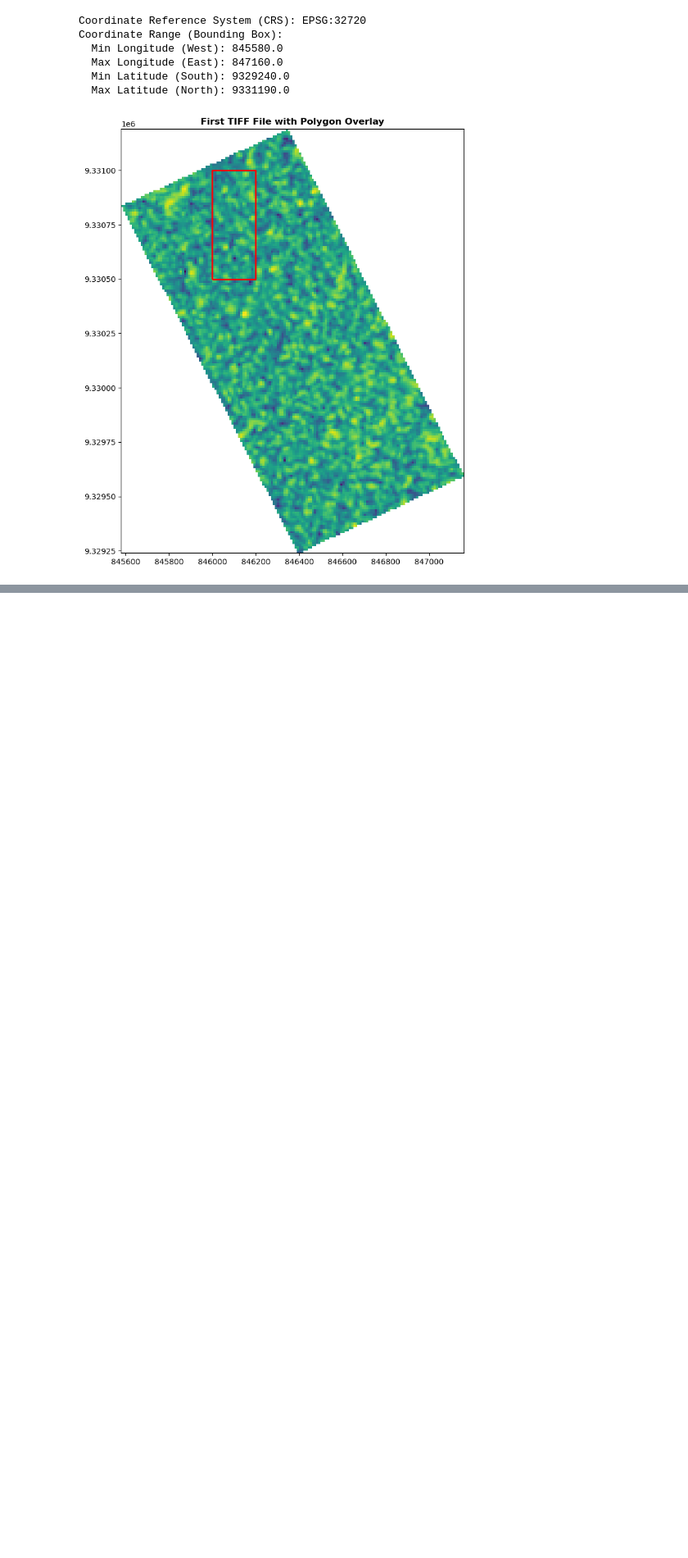
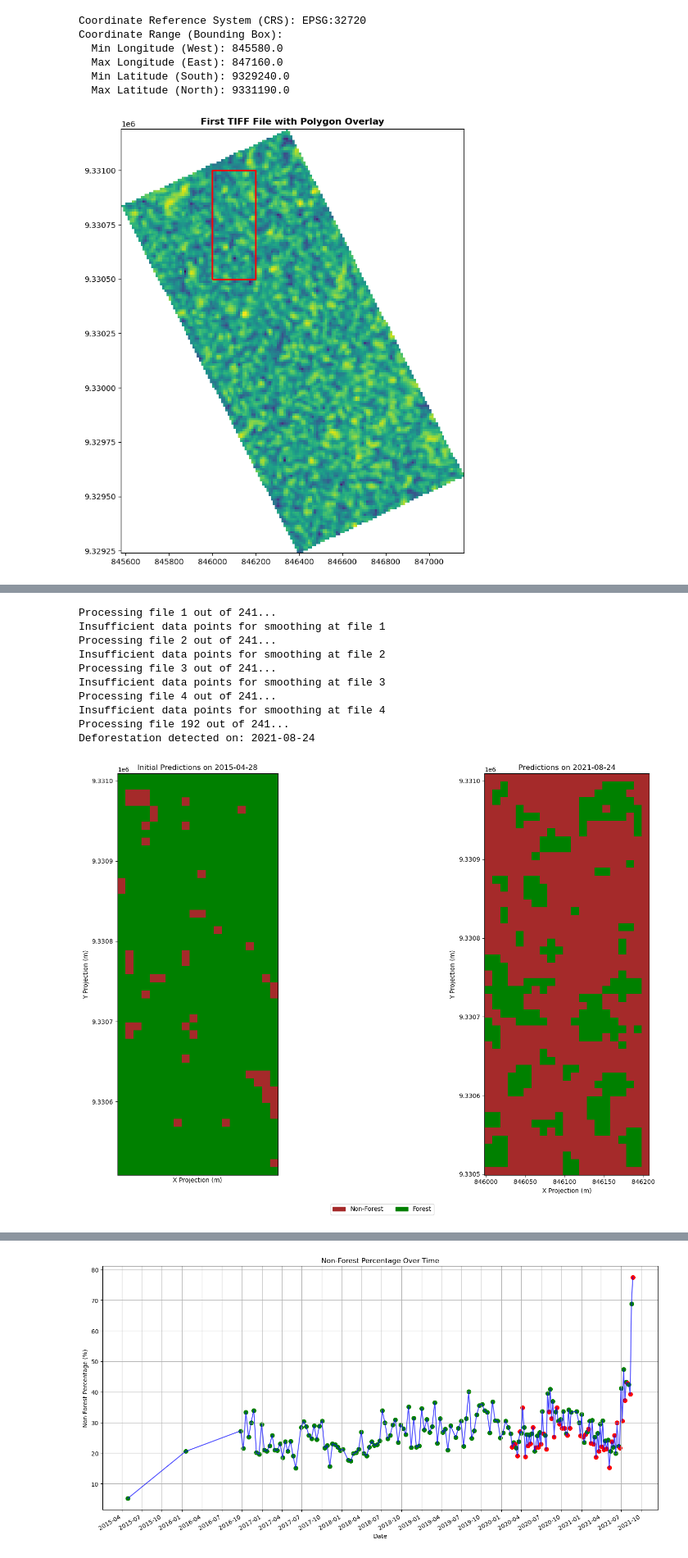
Before and after one commit to raznuss/MarvinBlue, a Jupyter notebook: Deforestation_Event_Detection.ipynb, the cells around one changed output, grey strips where cells are left out. Shown at 82% size. Saved outputs shown, nothing was run; the diff lists cells and outputs as text; code cells hidden in the pictures; blank space fills up the shorter version.

```diff
--- a/Deforestation_Event_Detection.ipynb
+++ b/Deforestation_Event_Detection.ipynb
@@ -357,0 +509,14 @@ Processing file 241 out of 241...
+# %%
+classify_and_detect_deforestation(gdf, tif_files, method='moving_average')
+# %% [output]
+Processing file 1 out of 241...
+Insufficient data points for smoothing at file 1
+Processing file 2 out of 241...
+Insufficient data points for smoothing at file 2
+Processing file 3 out of 241...
+Insufficient data points for smoothing at file 3
+Processing file 4 out of 241...
+Insufficient data points for smoothing at file 4
+Processing file 192 out of 241...
+Deforestation detected on: 2021-08-24
+[figure, added]
@@ -357,0 +524 @@ Processing file 241 out of 241...
+[figure, added]
```
Also changed, not shown: parts of 9 cells of this notebook, 1 other file.
